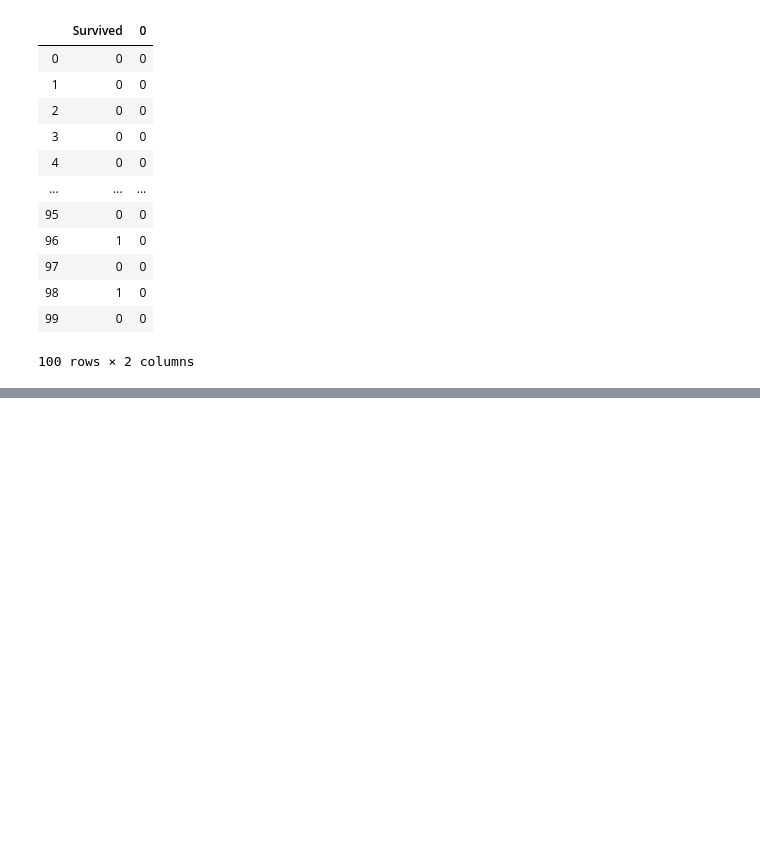
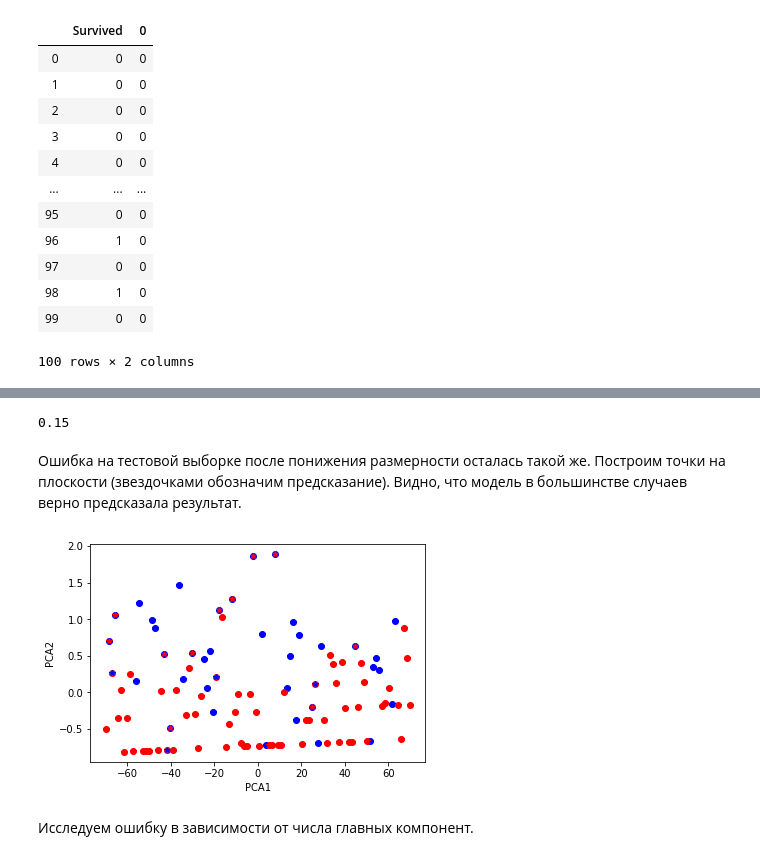
Before and after one commit to PanovaElena/MachineLearning, a Jupyter notebook: task_10.10.19.ipynb, the cells around one changed output, grey strips where cells are left out. Drawn from its saved outputs; the diff is of its cells as text; code cells hidden in the pictures; blank space fills up the shorter version.

```diff
--- a/task_10.10.19.ipynb
+++ b/task_10.10.19.ipynb
@@ -203,0 +307,30 @@ res_test
+# %%
+pca = PCA(n_components=2)
+pca.fit(X_test)
+X_test_pca = pca.transform(X_test)
+knn = KNeighborsClassifier(n_neighbors = k_best)
+knn.fit(X_test_pca, y_test)
+y_test_predict = knn.predict(X_test_pca)
+err_test = np.mean(y_test != y_test_predict)
+print(err_test)
+# %% [output]
+0.15
+# %% [markdown]
+Ошибка на тестовой выборке после понижения размерности осталась такой же. Построим точки на плоскости (звездочками обозначим предсказание). Видно, что модель в большинстве случаев верно предсказала результат.
+# %%
+X_survived = [X_test_pca[i] for i in range(len(X_test_pca)) if y_test[i] == 1]
+X_not_survived = [X_test_pca[i] for i in range(len(X_test_pca)) if y_test[i] == 0]
+X_predict_survived = [X_test_pca[i] for i in range(len(X_test_pca)) if y_test_predict[i] == 1]
+X_predict_not_survived = [X_test_pca[i] for i in range(len(X_test_pca)) if y_test_predict[i] == 0]
+
+plt.plot([el[0] for el in X_survived], [el[1] for el in X_survived], 'ob')
+plt.plot([el[0] for el in X_not_survived], [el[1] for el in X_not_survived], 'or')
+plt.plot([el[0] for el in X_predict_survived], [el[1] for el in X_predict_survived], '*b')
+plt.plot([el[0] for el in X_predict_not_survived], [el[1] for el in X_predict_not_survived], '*r')
+plt.xlabel('PCA1')
+plt.ylabel('PCA2')
+plt.show()
+# %% [output]
+[figure, added]
+# %% [markdown]
+Исследуем ошибку в зависимости от числа главных компонент.
```
Also changed, not shown: parts of 24 cells of this notebook.
